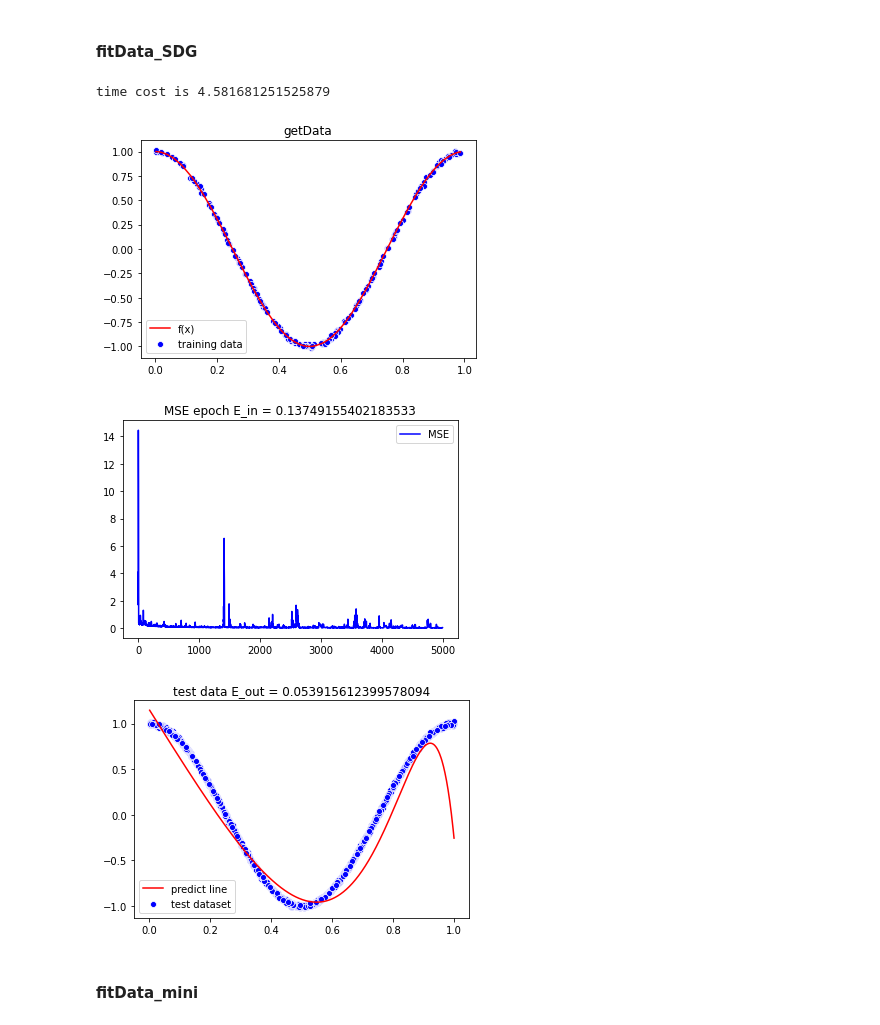
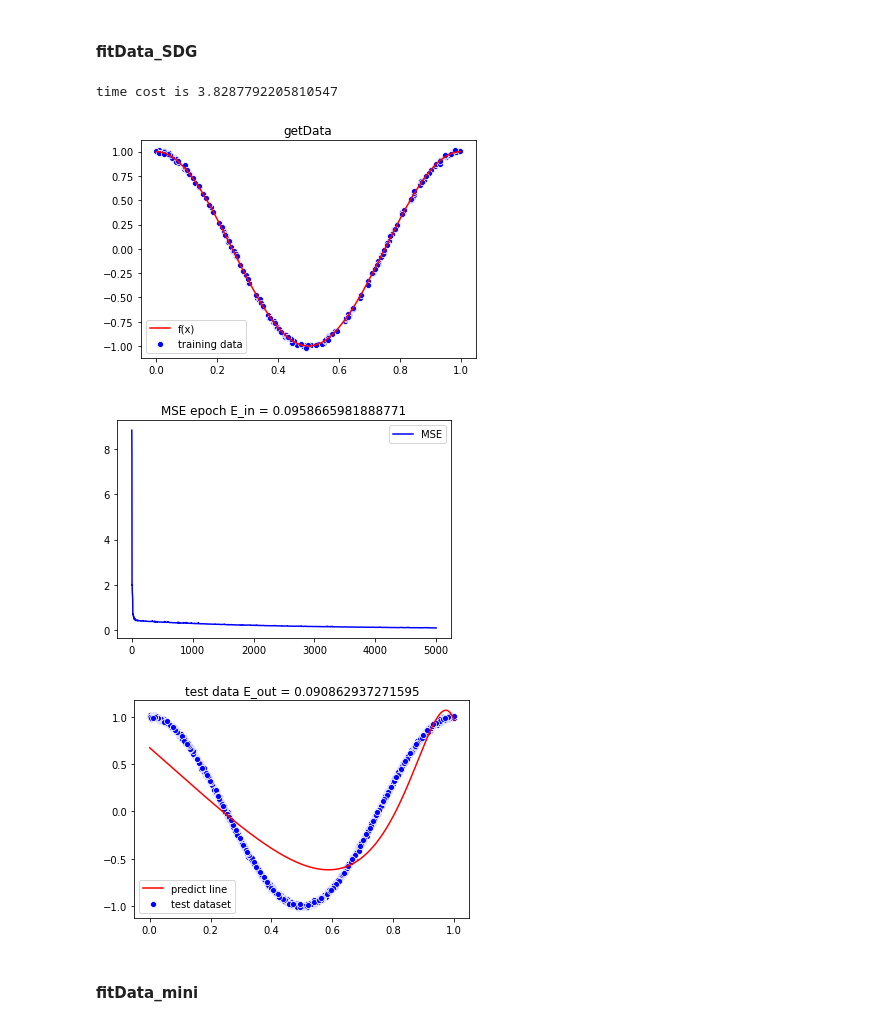
Before and after one commit to liushuyu6666/AI_relative, a Jupyter notebook: algorithm_explore/Gaussian_Regression.ipynb, the cells around one changed output. Cells and saved outputs as stored; diff of their text form; code cells hidden in the pictures.

```diff
--- a/algorithm_explore/Gaussian_Regression.ipynb
+++ b/algorithm_explore/Gaussian_Regression.ipynb
@@ -221,23 +221,23 @@ def fitData_SDG(Y_real, x, A,
 # %%
 # test fitData_SDG
 import time
 sigma = 0.1
 N = 200
 N_test = 2000
 D = 20
 data = getData(N, sigma, plot=True)
 x = torch.FloatTensor([xi for (xi, yi) in data])
 y = torch.FloatTensor([yi for (xi, yi) in data])
 A = torch.rand(D+1)
 startTime = time.time()
-(A, E_in, E_out) = fitData_SDG(y, x, A, epochs = 5000, N_test=N_test, r = 0.1, sigma=sigma)
+(A, E_in, E_out) = fitData_SDG(y, x, A, epochs = 5000, N_test=N_test, r = 0.01, sigma=sigma)
 endTime = time.time()
 print(f"time cost is {endTime - startTime}")
 # %% [output]
-time cost is 4.581681251525879
+time cost is 3.8287792205810547
-[figure, old version]
+[figure, new version]
-[figure, old version]
+[figure, new version]
-[figure, old version]
+[figure, new version]
 # %% [markdown]
 #### fitData_mini
 # %%
```
Also changed, not shown: parts of 10 cells of this notebook.
